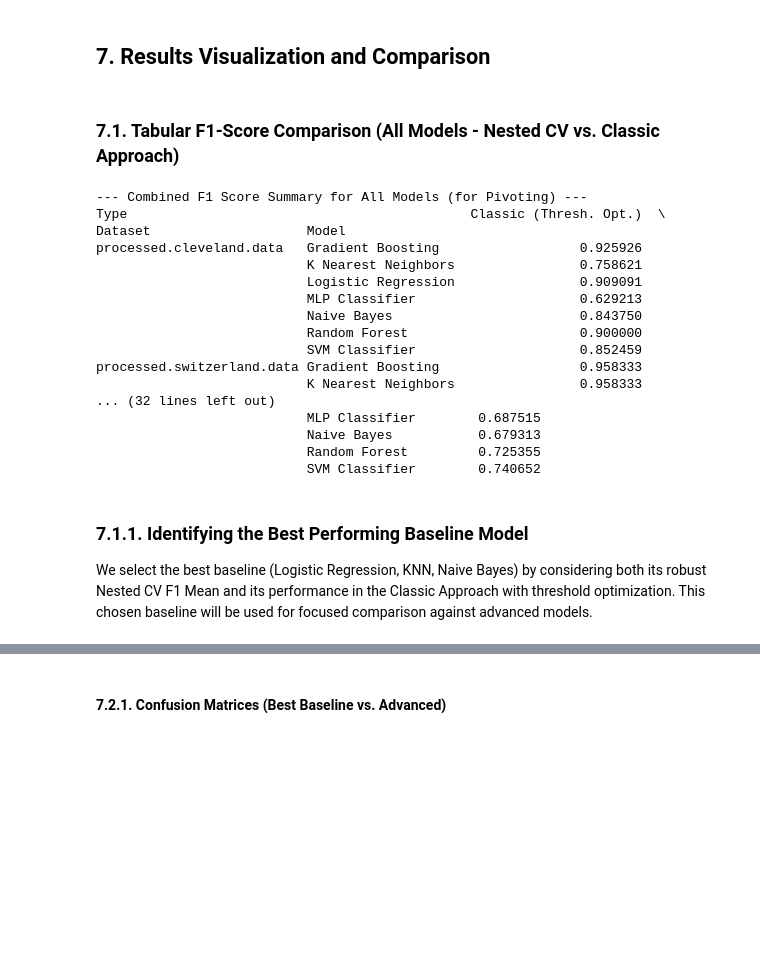
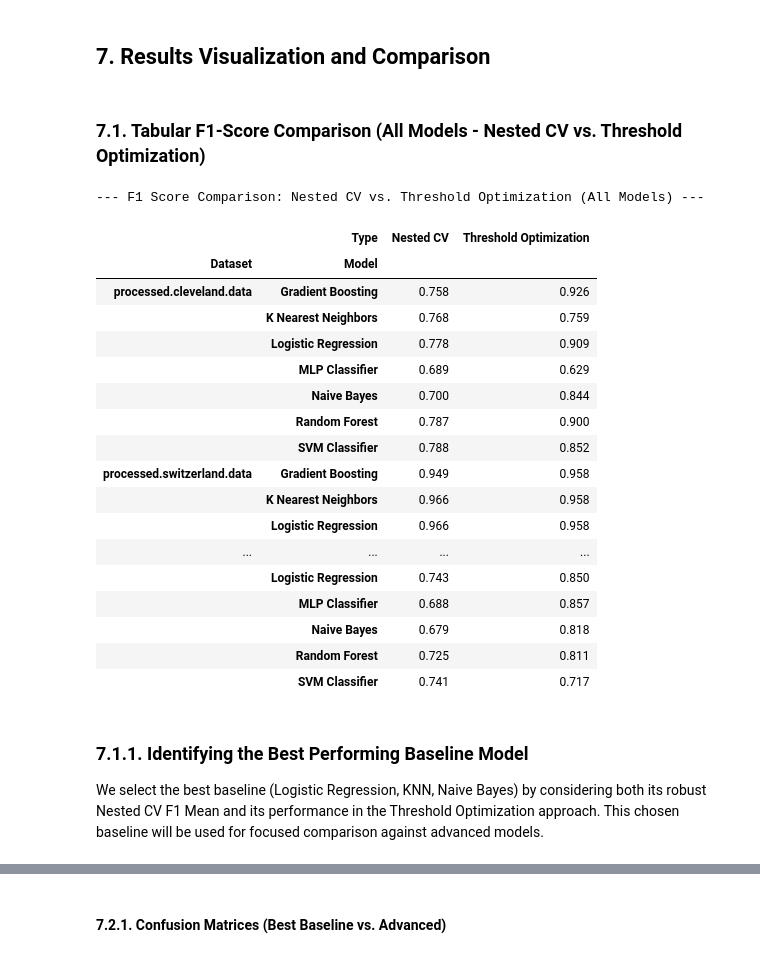
Before and after one commit to BytebenderCoco/machine-learning-predicting-heart-disease, a Jupyter notebook: major-overhaul.ipynb, the cells around one changed output, grey strips where cells are left out. Cells and saved outputs as stored; diff of their text form; code cells hidden in the pictures; blank space fills up the shorter version.

```diff
--- a/major-overhaul.ipynb
+++ b/major-overhaul.ipynb
@@ -380,52 +399,54 @@ Running Classic Approach for dataset: processed.switzerland.data
 # %% [markdown]
 ## 7. Results Visualization and Comparison
 # %% [markdown]
-### 7.1. Tabular F1-Score Comparison (All Models - Nested CV vs. Classic Approach)
+### 7.1. Tabular F1-Score Comparison (All Models - Nested CV vs. Threshold Optimization)
 # %%
-classic_df_for_plot = pd.DataFrame([{
+thresh_opt_df_for_plot = pd.DataFrame([{
     "Dataset": res["Dataset"],
     "Model": res["Model"],
     "F1-Score": res["F1-Score (Class 1, Opt Thresh)"]}
     for res in detailed_classic_results])
-classic_df_for_plot["Type"] = "Classic (Thresh. Opt.)"
+thresh_opt_df_for_plot["Type"] = "Threshold Optimization"
 
 nested_df_for_plot = nested_cv_df.copy()
 nested_df_for_plot.rename(columns={"Nested F1 Mean": "F1-Score"}, inplace=True)
 nested_df_for_plot["Type"] = "Nested CV"
 
 combined_f1_df_for_comparison = pd.concat([
-    classic_df_for_plot[["Dataset", "Model", "F1-Score", "Type"]],
+    thresh_opt_df_for_plot[["Dataset", "Model", "F1-Score", "Type"]],
     nested_df_for_plot[["Dataset", "Model", "F1-Score", "Type"]]
 ], ignore_index=True)
 
-print("\n--- Combined F1 Score Summary for All Models (for Pivoting) ---")
+print("\n--- F1 Score Comparison: Nested CV vs. Threshold Optimization (All Models) ---")
 pivot_table_f1_all_models = combined_f1_df_for_comparison.pivot_table(
     index=["Dataset", "Model"],
     columns="Type",
     values="F1-Score"
-)
-print(pivot_table_f1_all_models)
+).round(3)
+display(pivot_table_f1_all_models)
 # %% [output]
---- Combined F1 Score Summary for All Models (for Pivoting) ---
-Type                                            Classic (Thresh. Opt.)  \
-Dataset                    Model
-processed.cleveland.data   Gradient Boosting                  0.925926
-                           K Nearest Neighbors                0.758621
-                           Logistic Regression                0.909091
-                           MLP Classifier                     0.629213
-                           Naive Bayes                        0.843750
-                           Random Forest                      0.900000
-                           SVM Classifier                     0.852459
-processed.switzerland.data Gradient Boosting                  0.958333
-                           K Nearest Neighbors                0.958333
-... (32 lines left out)
-                           MLP Classifier        0.687515
-                           Naive Bayes           0.679313
-                           Random Forest         0.725355
-                           SVM Classifier        0.740652
+--- F1 Score Comparison: Nested CV vs. Threshold Optimization (All Models) ---
+|  | Type | Nested CV | Threshold Optimization |
+| Dataset | Model |  |  |
+| processed.cleveland.data | Gradient Boosting | 0.758 | 0.926 |
+|  | K Nearest Neighbors | 0.768 | 0.759 |
+|  | Logistic Regression | 0.778 | 0.909 |
+|  | MLP Classifier | 0.689 | 0.629 |
+|  | Naive Bayes | 0.700 | 0.844 |
+|  | Random Forest | 0.787 | 0.900 |
+|  | SVM Classifier | 0.788 | 0.852 |
+| processed.switzerland.data | Gradient Boosting | 0.949 | 0.958 |
+|  | K Nearest Neighbors | 0.966 | 0.958 |
+|  | Logistic Regression | 0.966 | 0.958 |
+| ... | ... | ... | ... |
+|  | Logistic Regression | 0.743 | 0.850 |
+|  | MLP Classifier | 0.688 | 0.857 |
+|  | Naive Bayes | 0.679 | 0.818 |
+|  | Random Forest | 0.725 | 0.811 |
+|  | SVM Classifier | 0.741 | 0.717 |
 # %% [markdown]
 ### 7.1.1. Identifying the Best Performing Baseline Model
-We select the best baseline (Logistic Regression, KNN, Naive Bayes) by considering both its robust Nested CV F1 Mean and its performance in the Classic Approach with threshold optimization. This chosen baseline will be used for focused comparison against advanced models.
+We select the best baseline (Logistic Regression, KNN, Naive Bayes) by considering both its robust Nested CV F1 Mean and its performance in the Threshold Optimization approach. This chosen baseline will be used for focused comparison against advanced models.
 # %%
 baseline_model_names = ["Logistic Regression", "K Nearest Neighbors", "Naive Bayes"]
 advanced_model_names = ["Gradient Boosting", "MLP Classifier", "Random Forest", "SVM Classifier"]
```
Also changed, not shown: parts of 13 cells of this notebook.
